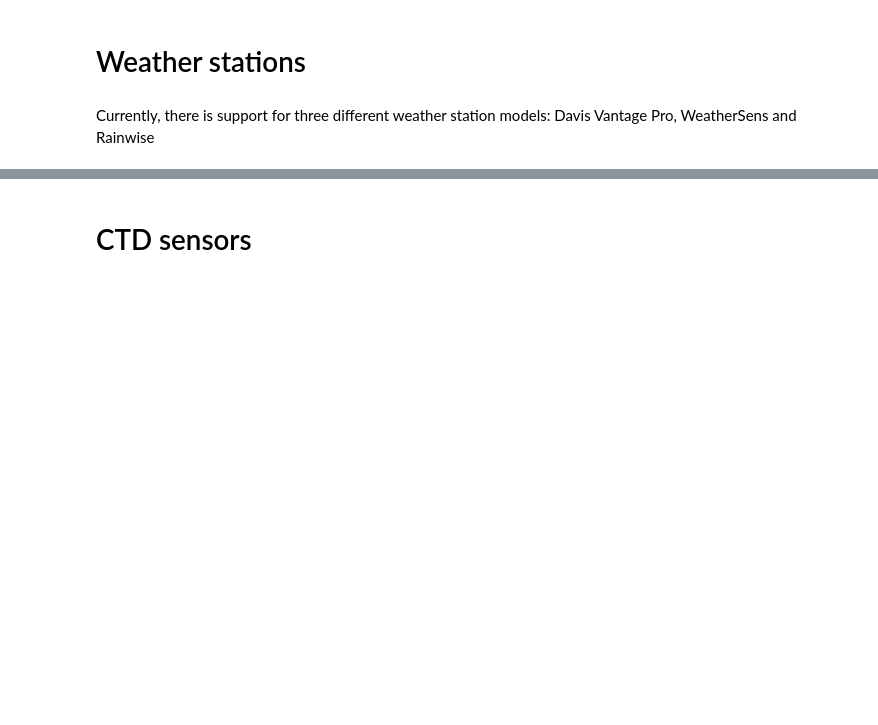
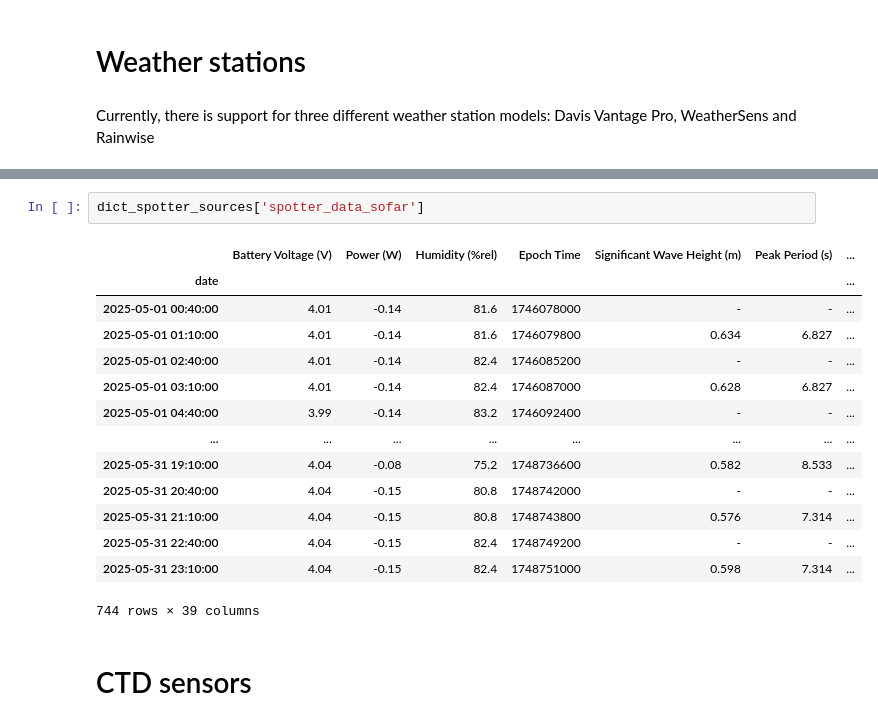
Before and after one commit to oceanicos-dev-org/oceanicospy, a Jupyter notebook: examples/reading_field_data.ipynb, the cells around one changed output, grey strips where cells are left out. Cells and saved outputs as stored; diff of their text form; blank space fills up the shorter version.

```diff
--- a/examples/reading_field_data.ipynb
+++ b/examples/reading_field_data.ipynb
@@ -211,3 +233,20 @@ ImportError: Missing optional dependency 'openpyxl'.  Use pip or conda to instal
+# %%
+dict_spotter_sources['spotter_data_sofar']
+# %% [output]
+|  | Battery Voltage (V) | Power (W) | Humidity (%rel) | Epoch Time | Significant Wave Height (m) | Peak Period (s) | ... |
+| date |  |  |  |  |  |  | ... |
+| 2025-05-01 00:40:00 | 4.01 | -0.14 | 81.6 | 1746078000 | - | - | ... |
+| 2025-05-01 01:10:00 | 4.01 | -0.14 | 81.6 | 1746079800 | 0.634 | 6.827 | ... |
+| 2025-05-01 02:40:00 | 4.01 | -0.14 | 82.4 | 1746085200 | - | - | ... |
+| 2025-05-01 03:10:00 | 4.01 | -0.14 | 82.4 | 1746087000 | 0.628 | 6.827 | ... |
+| 2025-05-01 04:40:00 | 3.99 | -0.14 | 83.2 | 1746092400 | - | - | ... |
+| ... | ... | ... | ... | ... | ... | ... | ... |
+| 2025-05-31 19:10:00 | 4.04 | -0.08 | 75.2 | 1748736600 | 0.582 | 8.533 | ... |
+| 2025-05-31 20:40:00 | 4.04 | -0.15 | 80.8 | 1748742000 | - | - | ... |
+| 2025-05-31 21:10:00 | 4.04 | -0.15 | 80.8 | 1748743800 | 0.576 | 7.314 | ... |
+| 2025-05-31 22:40:00 | 4.04 | -0.15 | 82.4 | 1748749200 | - | - | ... |
+| 2025-05-31 23:10:00 | 4.04 | -0.15 | 82.4 | 1748751000 | 0.598 | 7.314 | ... |
+744 rows × 39 columns
 # %% [markdown]
 # CTD sensors
 # %% [markdown]
```
Also changed, not shown: parts of 9 cells of this notebook, 10 other files.
